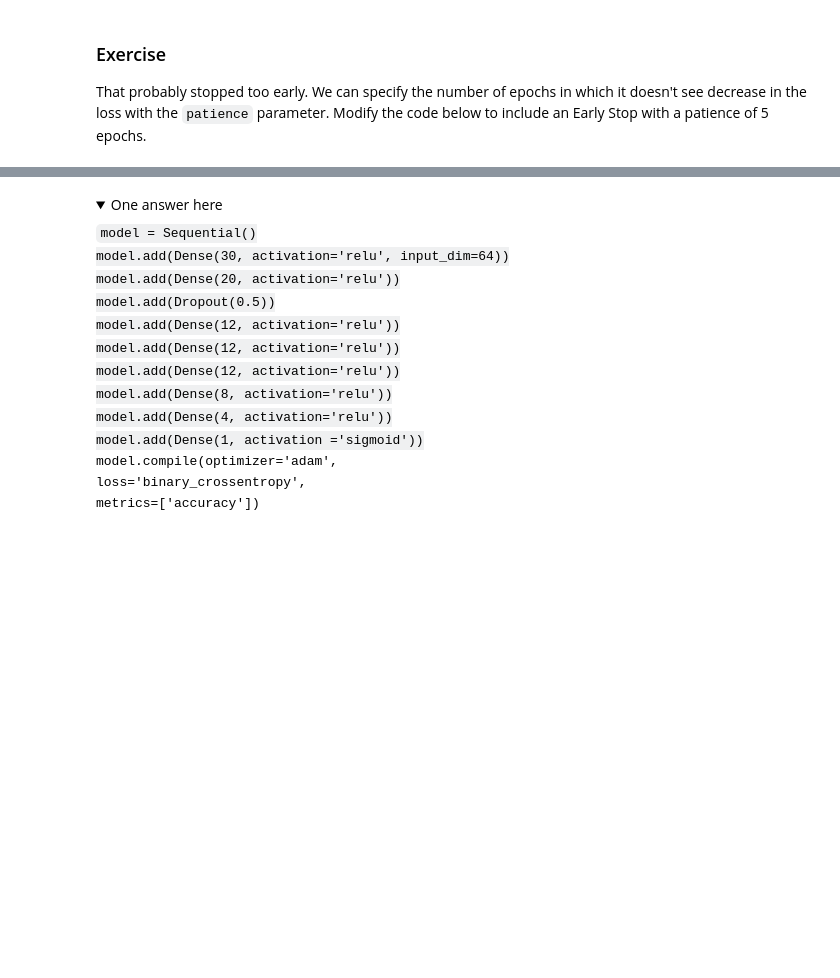
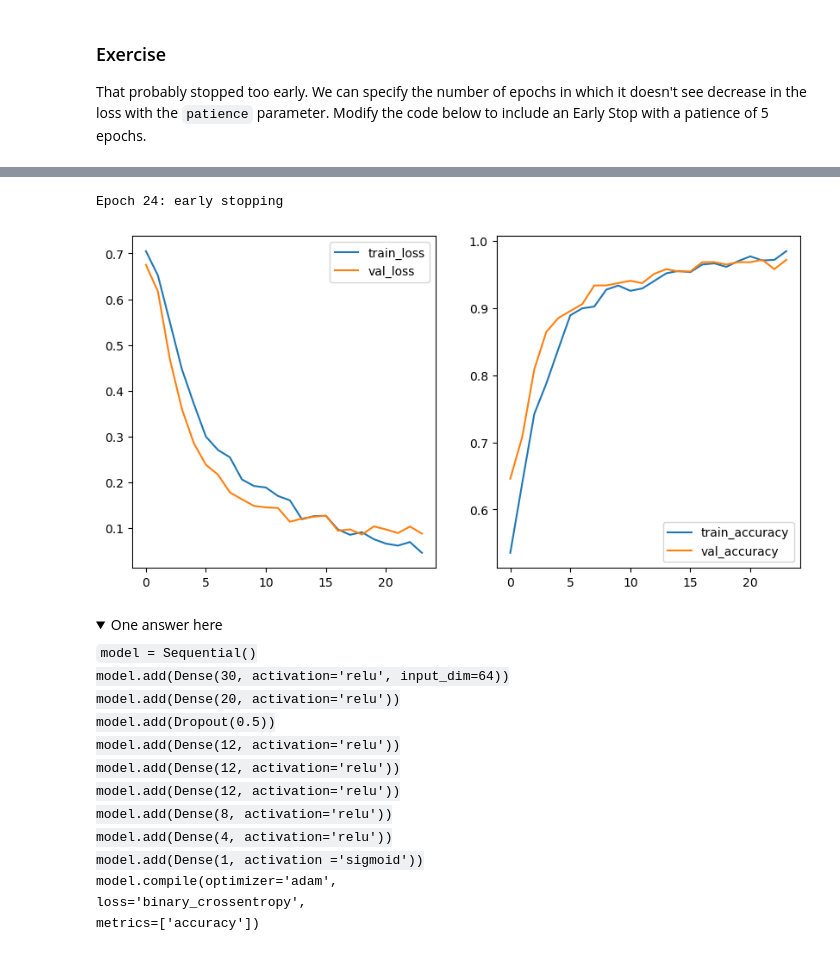
Before and after one commit to rbdaly16/NATL-DS-Live-062623, a Jupyter notebook: Phase4/Lectures/12_Network_Regularization_and_Evaluation.ipynb, the cells around one changed output, grey strips where cells are left out. Saved outputs shown, nothing was run; the diff lists cells and outputs as text; code cells hidden in the pictures; folded sections open; blank space fills up the shorter version.

```diff
--- a/Phase4/Lectures/12_Network_Regularization_and_Evaluation.ipynb
+++ b/Phase4/Lectures/12_Network_Regularization_and_Evaluation.ipynb
@@ -491,7 +719,7 @@ model.compile(optimizer='adam',
 
 # Define the EarlyStopping object
 early_stop = EarlyStopping(monitor='val_loss', min_delta=1e-8,
-                           verbose=1, None,
+                           verbose=1, patience=5,
                            mode='min')
 
 # Place this in a list as the value of the `callbacks` parameter
@@ -513,3 +741,4 @@ sns.lineplot(x=results.epoch, y=train_acc, ax=ax2, label='train_accuracy')
 
 sns.lineplot(x=results.epoch, y=val_loss, ax=ax1, label='val_loss')
 sns.lineplot(x=results.epoch, y=val_acc, ax=ax2, label='val_accuracy');
+# %% [output]
@@ -516,3 +747,5 @@ sns.lineplot(x=results.epoch, y=val_acc, ax=ax2, label='val_accuracy');
+Epoch 24: early stopping
+[figure, added]
 # %% [markdown]
 <details>
     <summary>One answer here</summary>
```
Also changed, not shown: parts of 30 cells of this notebook.
